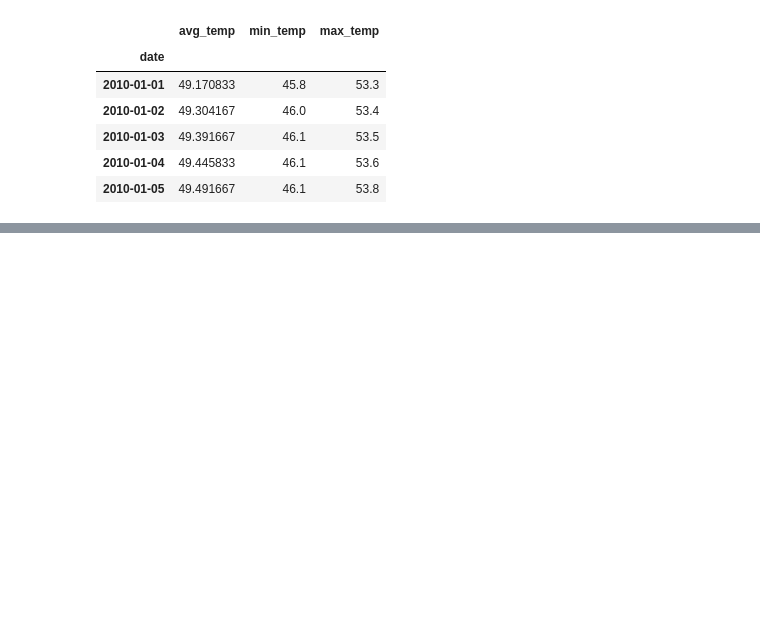
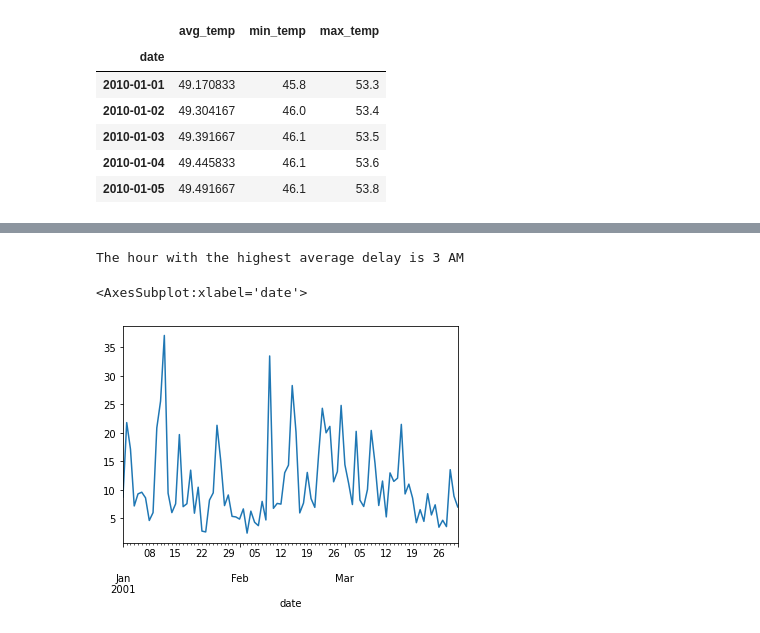
Before and after one commit to craigcalzado/time-series-exercises, a Jupyter notebook: working_with_timeseries.ipynb, the cells around one changed output, grey strips where cells are left out. Saved outputs shown, nothing was run; the diff lists cells and outputs as text; code cells hidden in the pictures; blank space fills up the shorter version.

```diff
--- a/working_with_timeseries.ipynb
+++ b/working_with_timeseries.ipynb
@@ -145,0 +186,3 @@ df_day_min_max.plot()
+# %%
+flights = data.flights_20k()
+flights
@@ -145,0 +203,4 @@ df_day_min_max.plot()
+# %%
+# Convert any negative delays to 0.
+flights.delay = flights.delay.apply(lambda x: 0 if x < 0 else x)
+flights
@@ -145,0 +221,12 @@ df_day_min_max.plot()
+# %%
+# Which hour of the day has the highest average delay?
+flights.set_index('date').resample('H').delay.mean().idxmax().hour
+print('The hour with the highest average delay is', flights.set_index('date').resample('H').delay.mean().idxmax().hour,'AM')
+# %% [output]
+The hour with the highest average delay is 3 AM
+# %%
+# Does the day of the week make a difference in the delay amount?
+flights.set_index('date').resample('D').delay.mean().plot()
+# %% [output]
+<AxesSubplot:xlabel='date'>
+[figure, added]
```
Also changed, not shown: parts of 18 cells of this notebook.
